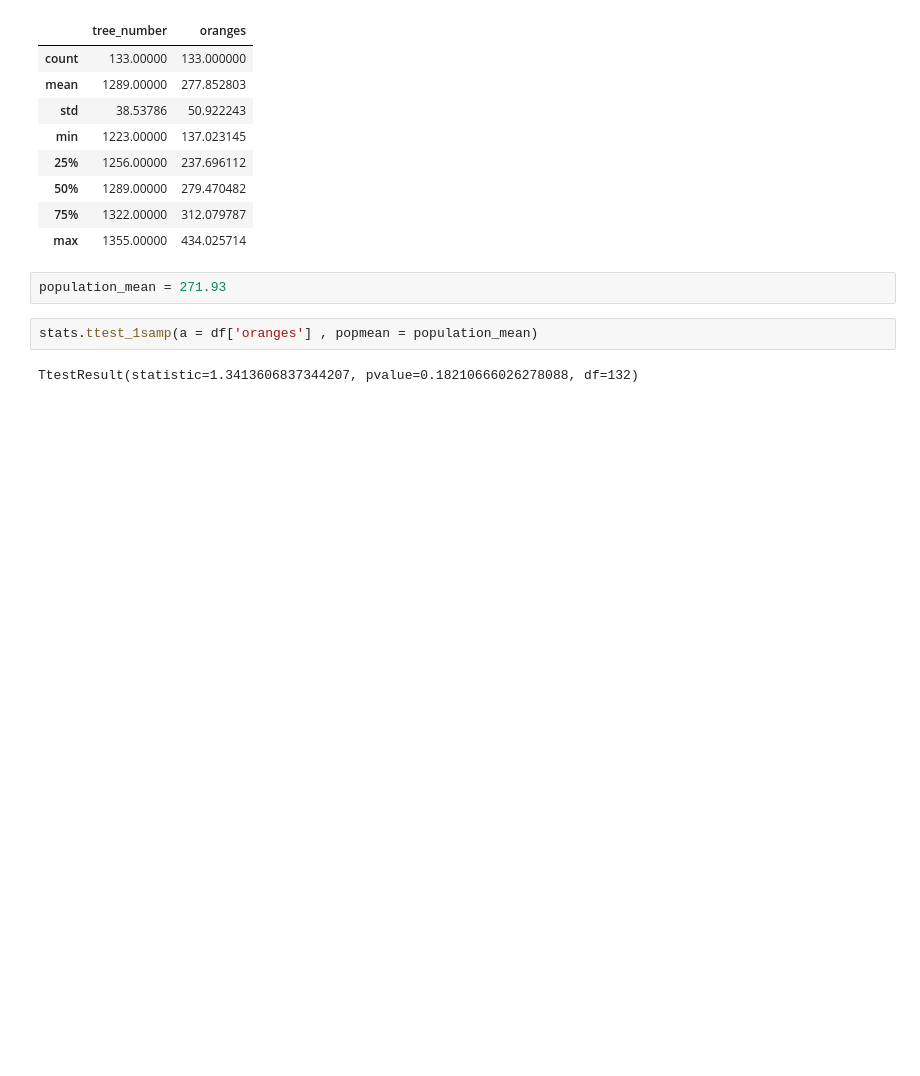
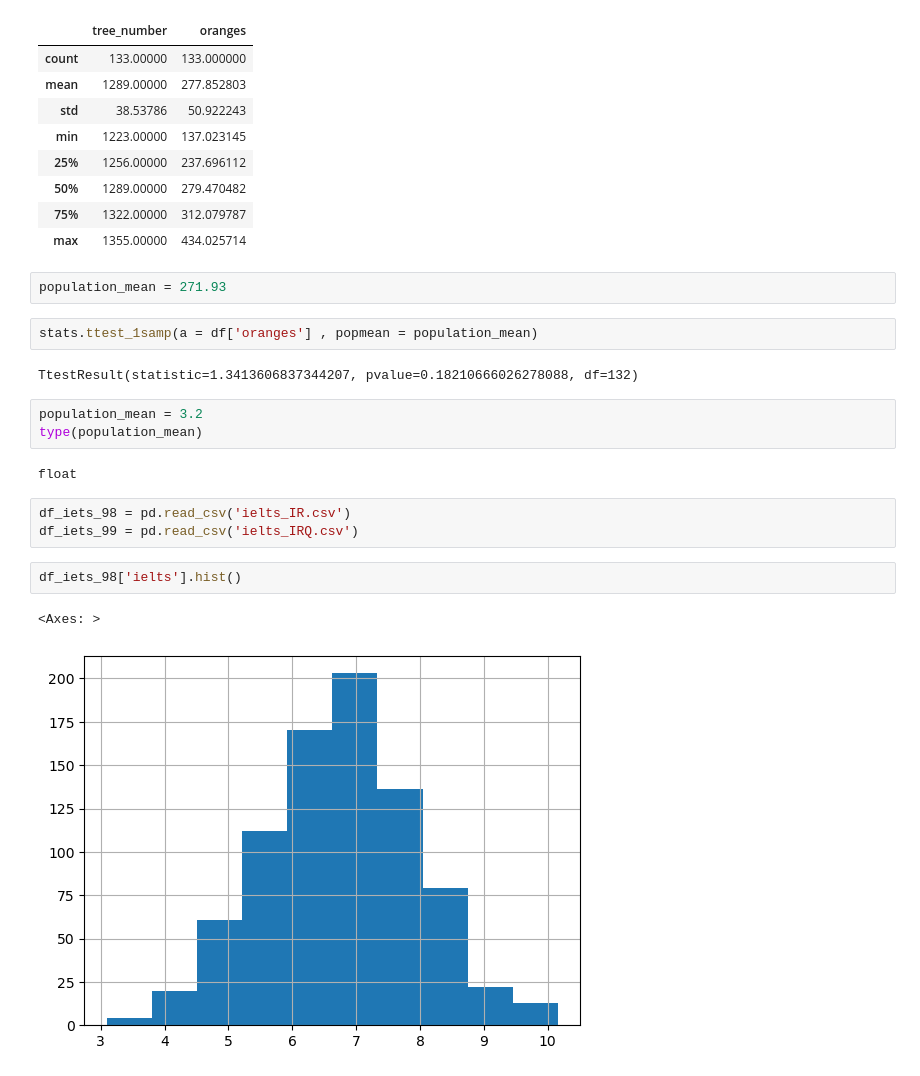
Before and after one commit to Sina-mjd/Data-Science-Learning-Journey, a Jupyter notebook: 03-Inferential_Statistics/03_inferential_stats.ipynb, the cells around one changed output. Saved outputs shown, nothing was run; the diff lists cells and outputs as text; blank space fills up the shorter version.

```diff
--- a/03-Inferential_Statistics/03_inferential_stats.ipynb
+++ b/03-Inferential_Statistics/03_inferential_stats.ipynb
@@ -469,3 +468,16 @@ population_mean = 271.93
 stats.ttest_1samp(a = df['oranges'] , popmean = population_mean)
 # %% [output]
 TtestResult(statistic=1.3413606837344207, pvalue=0.18210666026278088, df=132)
+# %%
+population_mean = 3.2
+type(population_mean)
+# %% [output]
+float
+# %%
+df_iets_98 = pd.read_csv('ielts_IR.csv')
+df_iets_99 = pd.read_csv('ielts_IRQ.csv')
+# %%
+df_iets_98['ielts'].hist()
+# %% [output]
+<Axes: >
+[figure, added]
```
Also changed, not shown: parts of 30 cells of this notebook, 3 other files.
